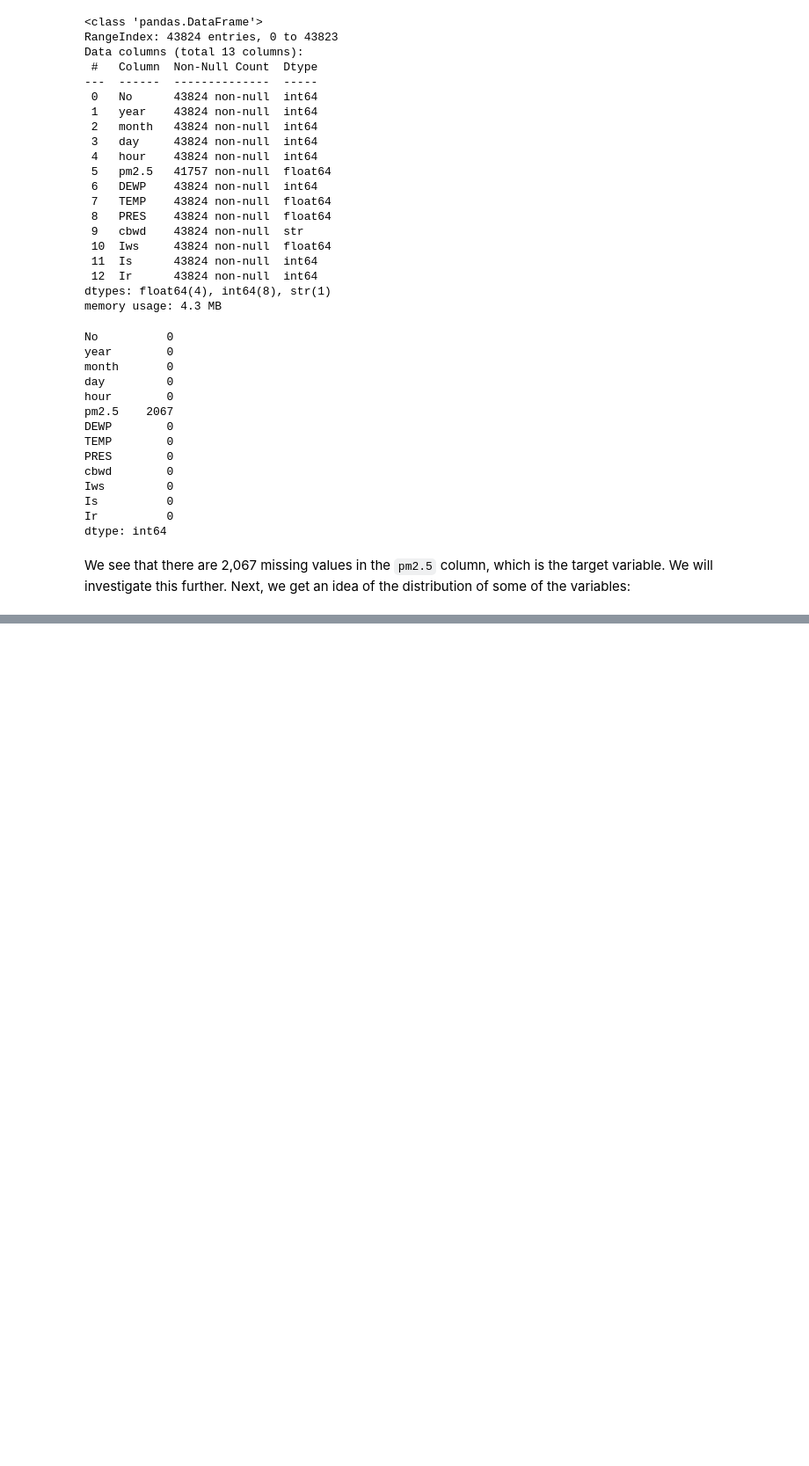
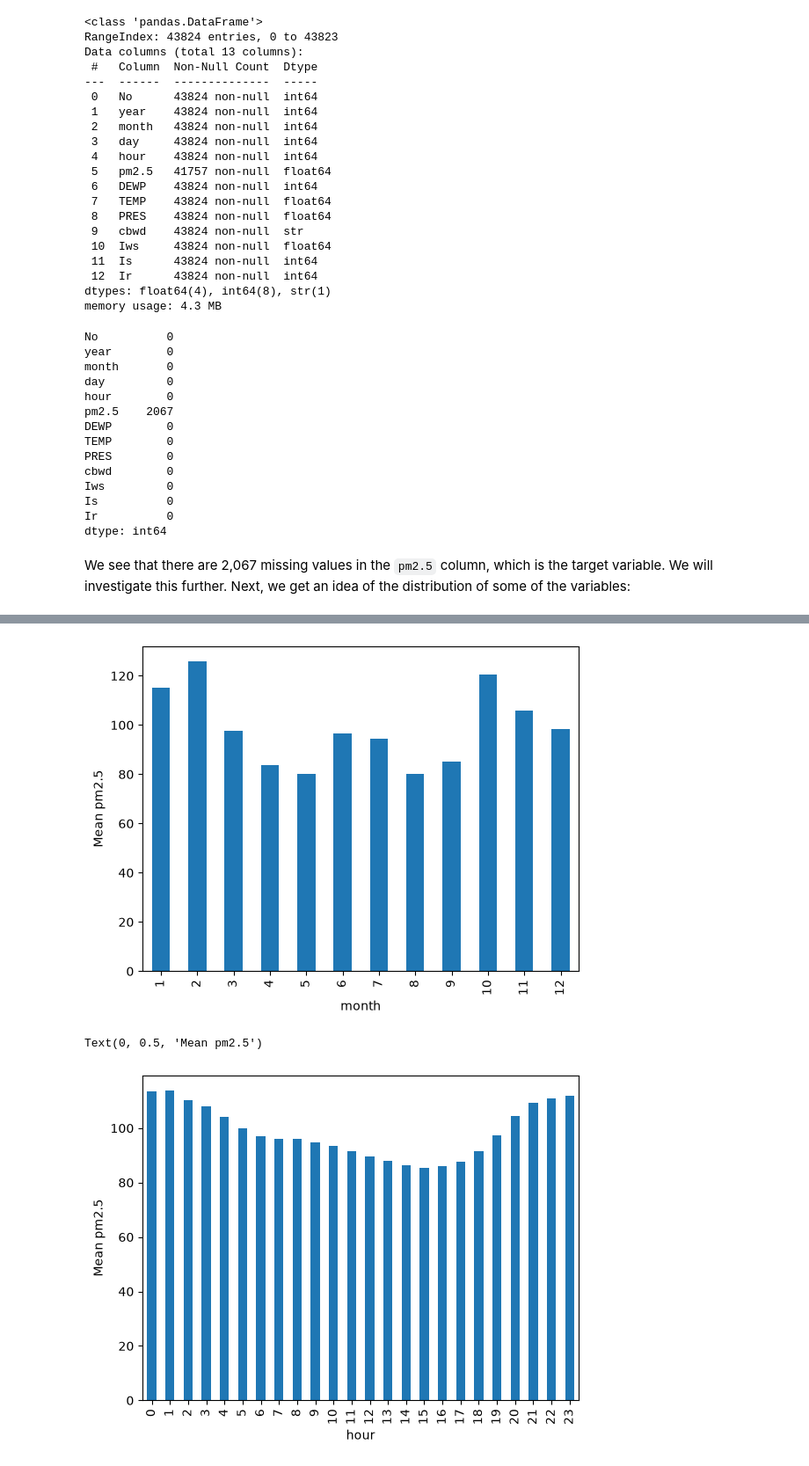
Before and after one commit to hoswaymolina/beijing_air_quality, a Jupyter notebook: notebooks/01_eda.ipynb, the cells around one changed output, grey strips where cells are left out. Shown at 88% size. Saved outputs shown, nothing was run; the diff lists cells and outputs as text; code cells hidden in the pictures; blank space fills up the shorter version.

```diff
--- a/notebooks/01_eda.ipynb
+++ b/notebooks/01_eda.ipynb
@@ -79,0 +213,10 @@ Similar behavior applies to the `Iws` column (cumulated wind speed). The mean is
+# %%
+df.groupby("month")["pm2.5"].mean().plot(kind="bar")
+plt.ylabel("Mean pm2.5")
+plt.show()
+df.groupby("hour")["pm2.5"].mean().plot(kind="bar")
+plt.ylabel("Mean pm2.5")
+# %% [output]
+[figure, added]
+Text(0, 0.5, 'Mean pm2.5')
+[figure, added]
```
Also changed, not shown: parts of 37 cells of this notebook.
